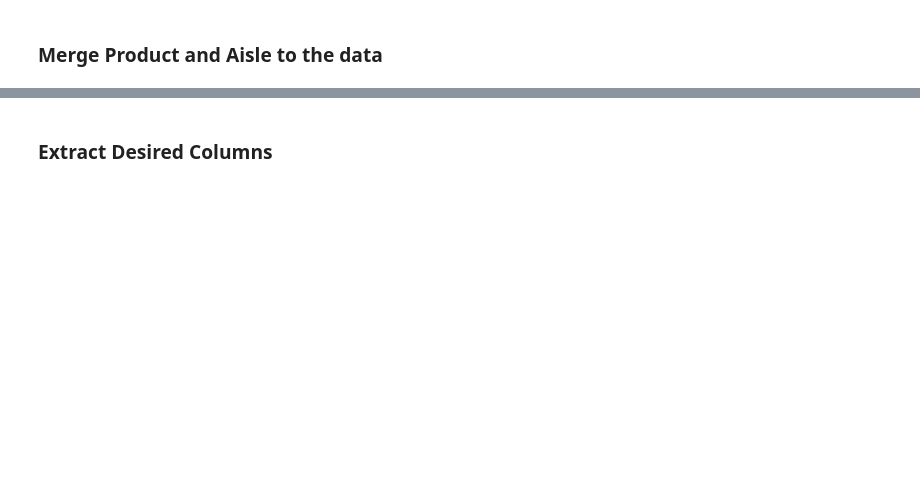
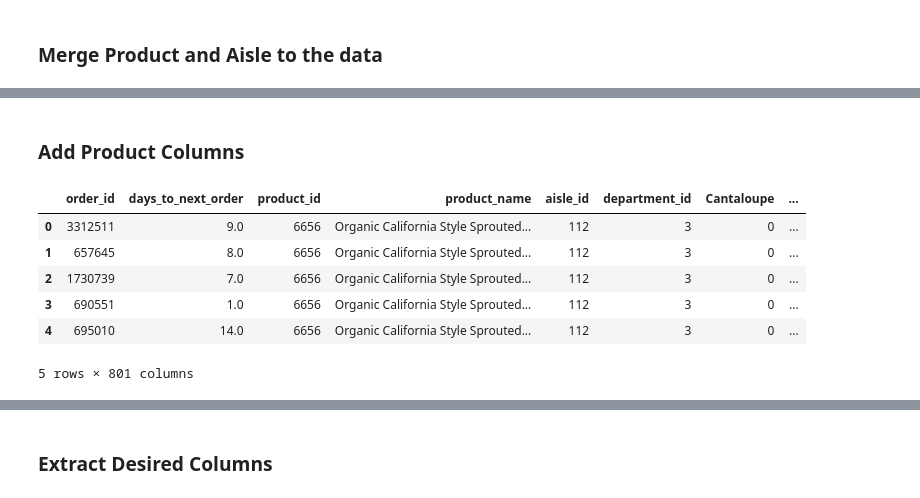
Before and after one commit to 1carew1/instacart_investigation, a Jupyter notebook: Assignment_2_Regression.ipynb, the cells around one changed output, grey strips where cells are left out. Saved outputs shown, nothing was run; the diff lists cells and outputs as text; code cells hidden in the pictures; blank space fills up the shorter version.

```diff
--- a/Assignment_2_Regression.ipynb
+++ b/Assignment_2_Regression.ipynb
@@ -100,6 +100,13 @@ def add_each_aisle_to_df(df):
         aisle_name = row.aisle
         df_aisles[aisle_name] = 0
     return df_aisles
+# %%
+def add_each_product_to_df(df, popular_products):
+    df_products = df.copy().merge(products, on="product_id")
+    for index, row in popular_products.iterrows():
+        product_name = row.product_name
+        df_products[product_name] = 0
+    return df_products
 # %%
 def group_by_order_in_df(df_ordered, item_name, cols_to_drop):
     # Create new df with only the column names
@@ -228,0 +235,6 @@ train_orders_prod.head()
+# %%
+key_cols = key_columns("product_id")
+wanted_info_train = train_orders_prod[key_cols]
+wanted_info_test = test_orders_prod[key_cols]
+
+wanted_info_train.head()
@@ -228,0 +248,18 @@ train_orders_prod.head()
+# %% [markdown]
+### Add Product Columns
+# %%
+# Only doing what products are currenty present in training set
+popular_products_ids = wanted_info_train.product_id.unique().tolist()
+popular_products = products[products['product_id'].isin(popular_products_ids)]
+df_with_product_info_train = add_each_product_to_df(wanted_info_train, popular_products)
+df_with_product_info_test = add_each_product_to_df(wanted_info_test, popular_products)
+
+df_with_product_info_train.head()
+# %% [output]
+|  | order_id | days_to_next_order | product_id | product_name | aisle_id | department_id | Cantaloupe | ... |
+| 0 | 3312511 | 9.0 | 6656 | Organic California Style Sprouted... | 112 | 3 | 0 | ... |
+| 1 | 657645 | 8.0 | 6656 | Organic California Style Sprouted... | 112 | 3 | 0 | ... |
+| 2 | 1730739 | 7.0 | 6656 | Organic California Style Sprouted... | 112 | 3 | 0 | ... |
+| 3 | 690551 | 1.0 | 6656 | Organic California Style Sprouted... | 112 | 3 | 0 | ... |
+| 4 | 695010 | 14.0 | 6656 | Organic California Style Sprouted... | 112 | 3 | 0 | ... |
+5 rows × 801 columns
```
Also changed, not shown: parts of 32 cells of this notebook.
